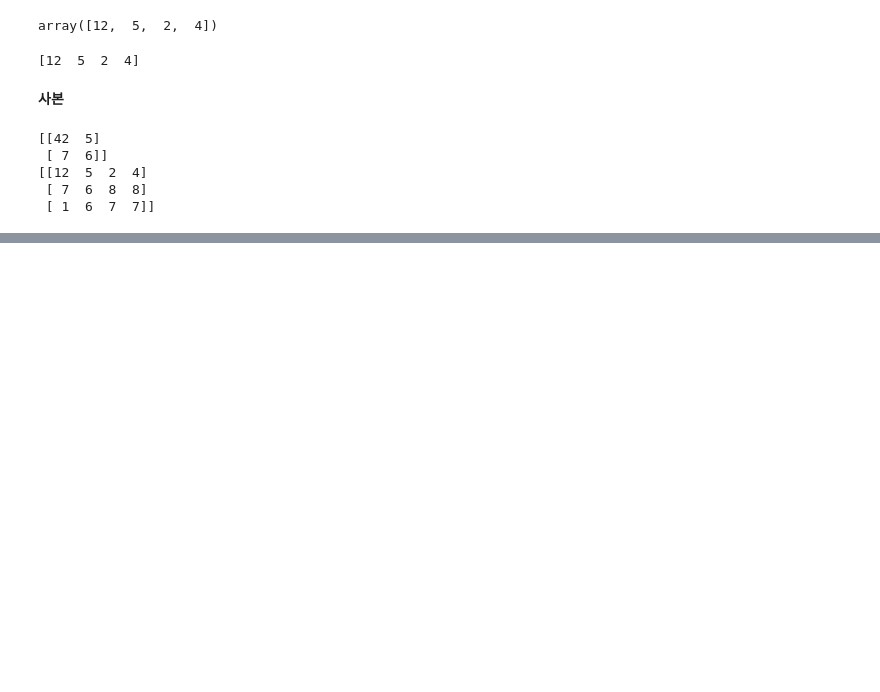
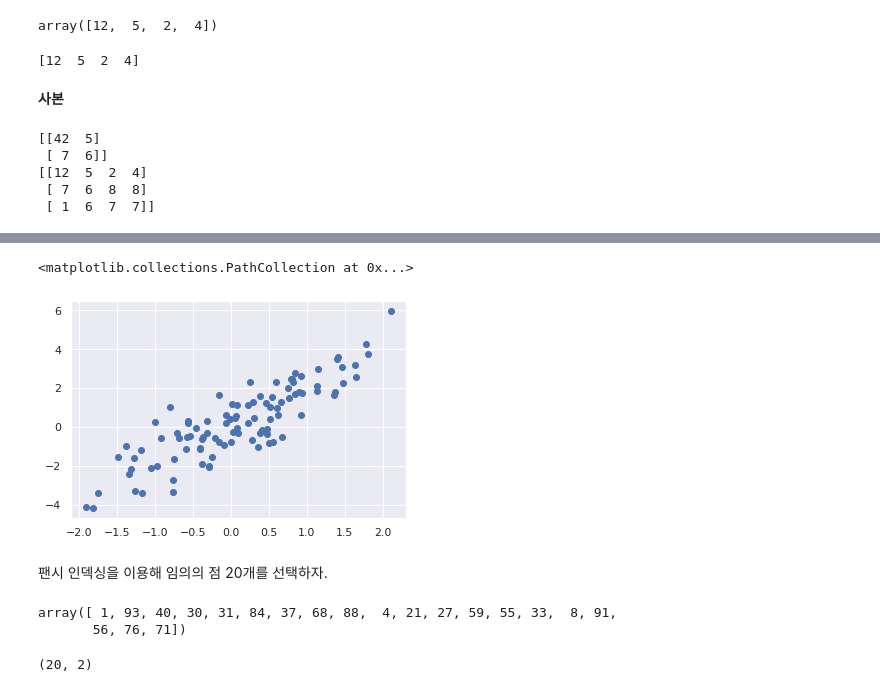
Before and after one commit to Soyoung24/TIL, a Jupyter notebook: python-ds-handbook/Numpy.ipynb, the cells around one changed output, grey strips where cells are left out. Drawn from its saved outputs; the diff is of its cells as text; code cells hidden in the pictures; blank space fills up the shorter version.

```diff
--- a/python-ds-handbook/Numpy.ipynb
+++ b/python-ds-handbook/Numpy.ipynb
@@ -267,0 +421,7 @@ print(x2)
+# %%
+mean=[0,0]
+cov=[[1,2],
+    [2,5]]
+rand=np.random.RandomState(42)
+X=rand.multivariate_normal(mean, cov, 100)
+X.shape
@@ -267,0 +447,21 @@ print(x2)
+# %%
+%matplotlib inline
+import matplotlib.pyplot as plt
+import seaborn; seaborn.set()
+plt.scatter(X[:,0],X[:,1])
+# %% [output]
+<matplotlib.collections.PathCollection at 0x...>
+[figure, added]
+# %% [markdown]
+팬시 인덱싱을 이용해 임의의 점 20개를 선택하자.
+# %%
+indices=np.random.choice(X.shape[0], 20, replace=False)
+indices
+# %% [output]
+array([ 1, 93, 40, 30, 31, 84, 37, 68, 88,  4, 21, 27, 59, 55, 33,  8, 91,
+       56, 76, 71])
+# %%
+selection = X[indices]
+selection.shape
+# %% [output]
+(20, 2)
```
Also changed, not shown: parts of 28 cells of this notebook.
